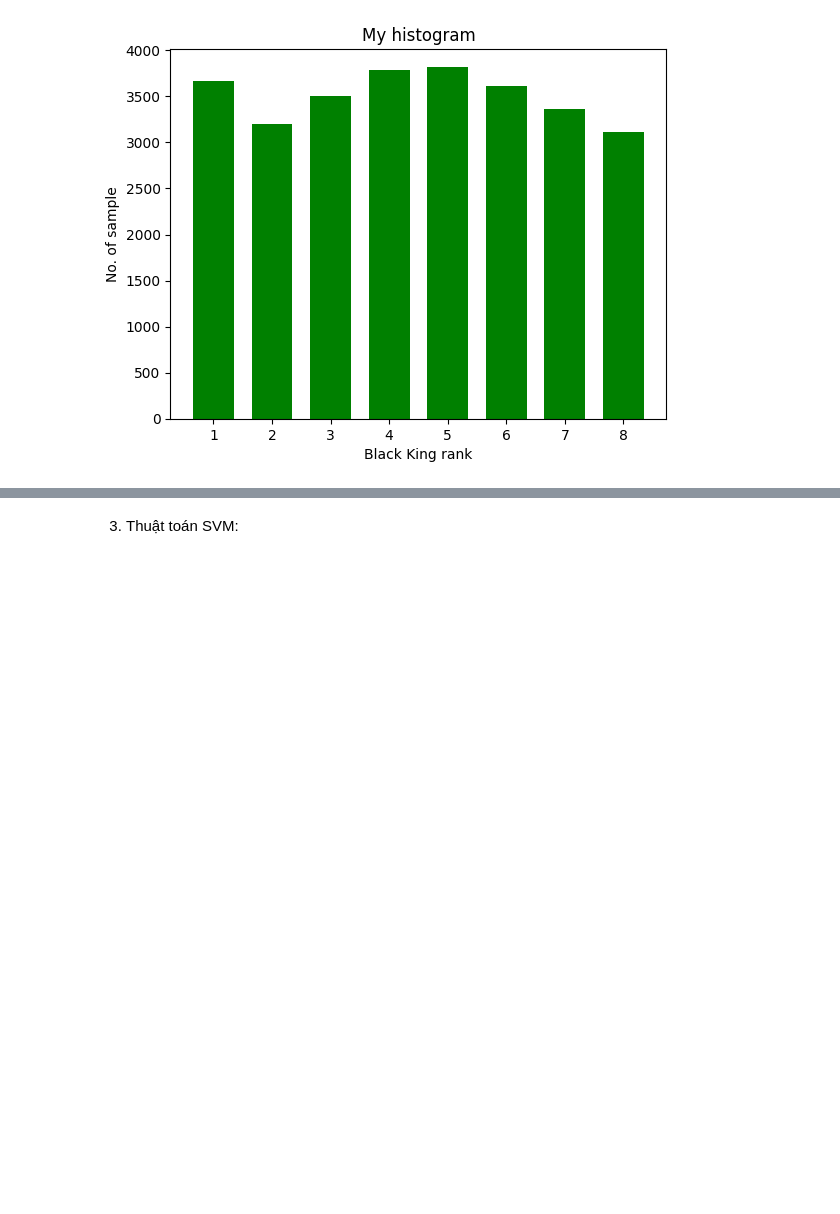
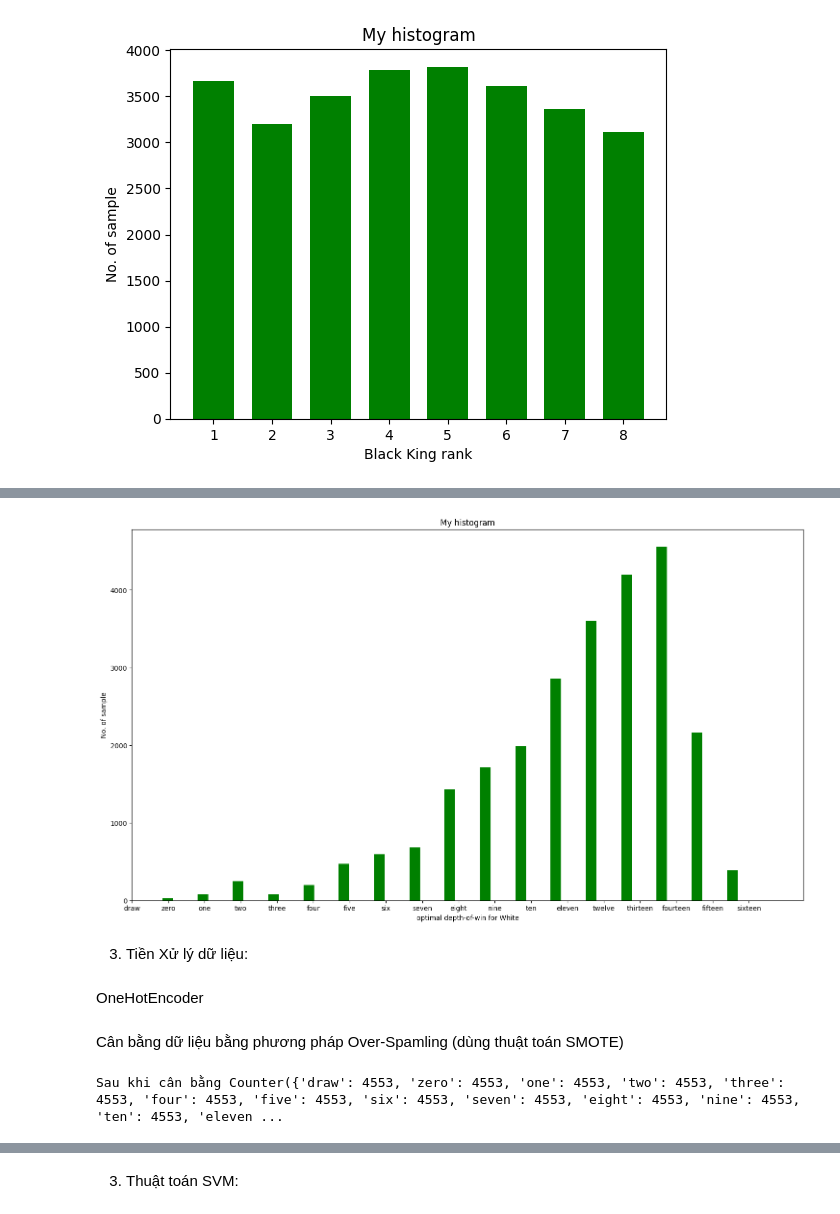
Before and after one commit to couqdev/MachineLearning, a Jupyter notebook: Project_ML_2023.ipynb, the cells around one changed output, grey strips where cells are left out. Cells and saved outputs as stored; diff of their text form; code cells hidden in the pictures; blank space fills up the shorter version.

```diff
--- a/Project_ML_2023.ipynb
+++ b/Project_ML_2023.ipynb
@@ -204,0 +240,24 @@ plt.show()
+# %%
+# frequencies
+data=dataset['optimal depth-of-win for White']
+# setting the ranges and no. of intervals
+range = (0.5,18)
+bins = 18
+plt.figure(figsize=(18, 10))
+# plotting a histogram
+plt.hist(data, bins, range, color='green', histtype='bar', rwidth=0.3)
+
+# x-axis label
+plt.xlabel('optimal depth-of-win for White')
+# frequency label
+plt.ylabel('No. of sample')
+# plot title
+plt.title('My histogram')
+# function to show the plot
+plt.show()
+# %% [output]
+[figure, added]
+# %% [markdown]
+3. Tiền Xử lý dữ liệu:
+# %% [markdown]
+OneHotEncoder
@@ -204,0 +275,9 @@ plt.show()
+# %% [markdown]
+Cân bằng dữ liệu bằng phương pháp Over-Spamling (dùng thuật toán SMOTE)
+# %%
+smote = SMOTE()
+X_resampled, y_resampled = smote.fit_resample(X, y)
+
+print('Sau khi cân bằng %s' % Counter(y_resampled))
+# %% [output]
+Sau khi cân bằng Counter({'draw': 4553, 'zero': 4553, 'one': 4553, 'two': 4553, 'three': 4553, 'four': 4553, 'five': 4553, 'six': 4553, 'seven': 4553, 'eight': 4553, 'nine': 4553, 'ten': 4553, 'eleven ...
```
Also changed, not shown: parts of 74 cells of this notebook.
